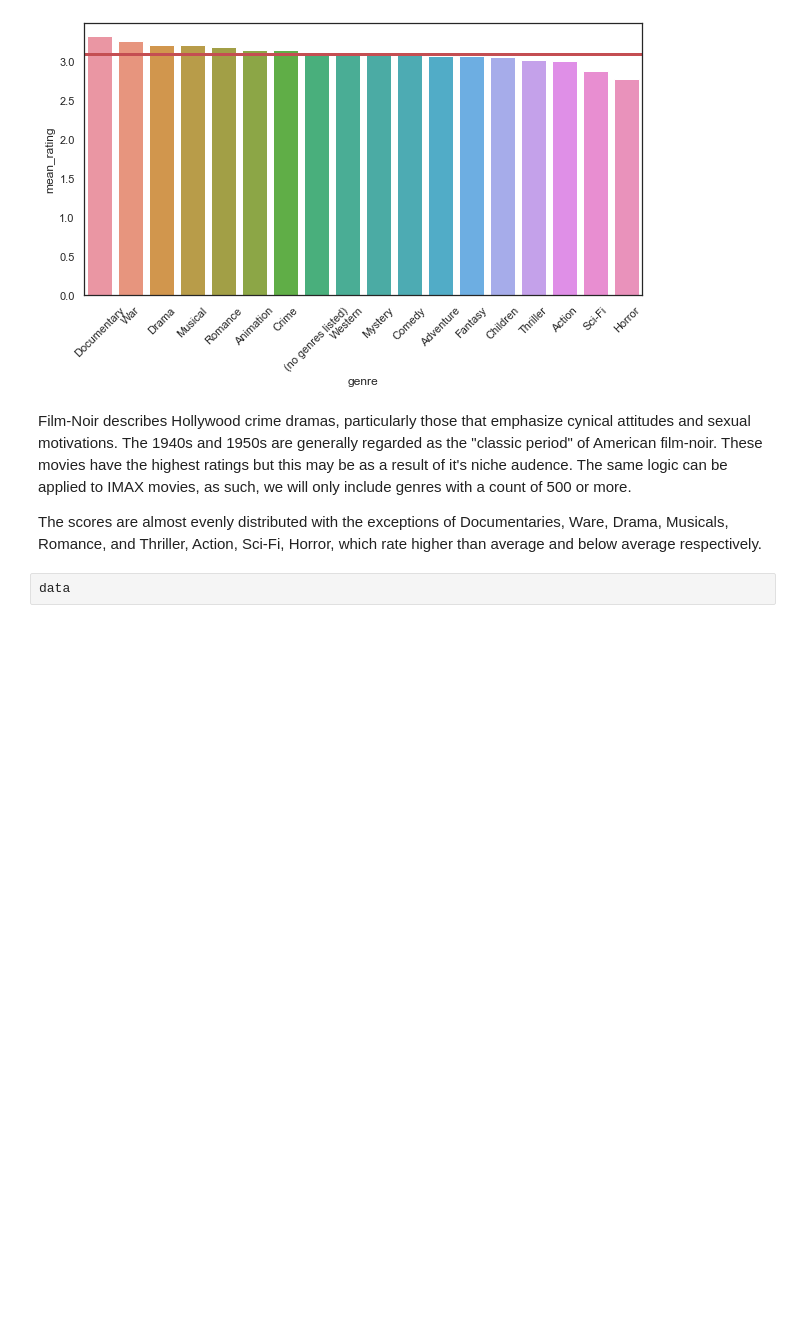
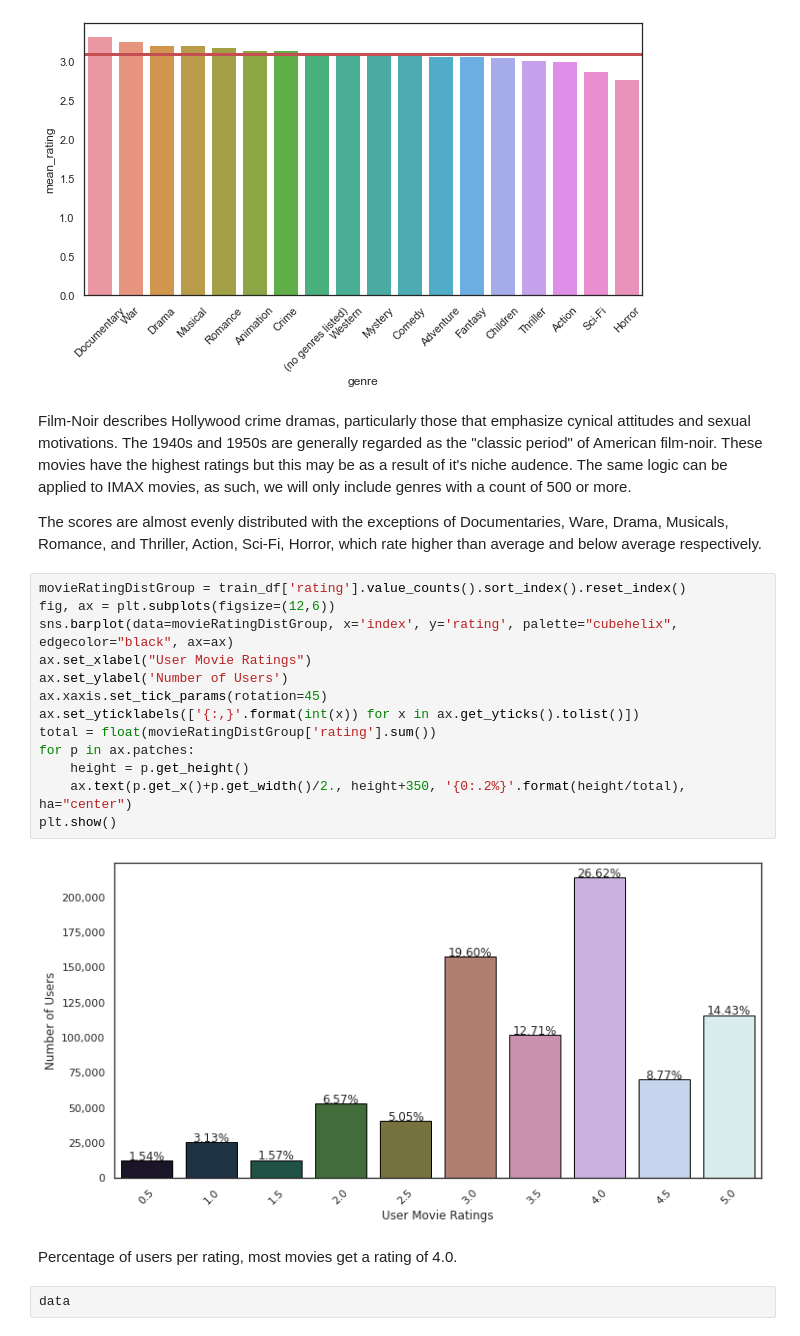
Before and after one commit to Lizette95/Team_RM4_UnsupervisedPredict, a Jupyter notebook: Team_RM4_UnsupervisedNotebook.ipynb, the cells around one changed output. Saved outputs shown, nothing was run; the diff lists cells and outputs as text; blank space fills up the shorter version.

```diff
--- a/Team_RM4_UnsupervisedNotebook.ipynb
+++ b/Team_RM4_UnsupervisedNotebook.ipynb
@@ -357,6 +355,23 @@ plt.xticks(rotation=45)
 Film-Noir describes Hollywood crime dramas, particularly those that emphasize cynical attitudes and sexual motivations. The 1940s and 1950s are generally regarded as the "classic period" of American film-noir. These movies have the highest ratings but this may be as a result of it's niche audence. The same logic can be applied to IMAX movies, as such, we will only include genres with a count of 500 or more.
 
 The scores are almost evenly distributed with the exceptions of Documentaries, Ware, Drama, Musicals, Romance, and Thriller, Action, Sci-Fi, Horror, which rate higher than average and below average respectively.
+# %%
+movieRatingDistGroup = train_df['rating'].value_counts().sort_index().reset_index()
+fig, ax = plt.subplots(figsize=(12,6))
+sns.barplot(data=movieRatingDistGroup, x='index', y='rating', palette="cubehelix", edgecolor="black", ax=ax)
+ax.set_xlabel("User Movie Ratings")
+ax.set_ylabel('Number of Users')
+ax.xaxis.set_tick_params(rotation=45)
+ax.set_yticklabels(['{:,}'.format(int(x)) for x in ax.get_yticks().tolist()])
+total = float(movieRatingDistGroup['rating'].sum())
+for p in ax.patches:
+    height = p.get_height()
+    ax.text(p.get_x()+p.get_width()/2., height+350, '{0:.2%}'.format(height/total), ha="center")
+plt.show()
+# %% [output]
+[figure, added]
+# %% [markdown]
+Percentage of users per rating, most movies get a rating of 4.0.
 # %%
 data
 # %% [output]
```
Also changed, not shown: parts of 1 cell of this notebook.
